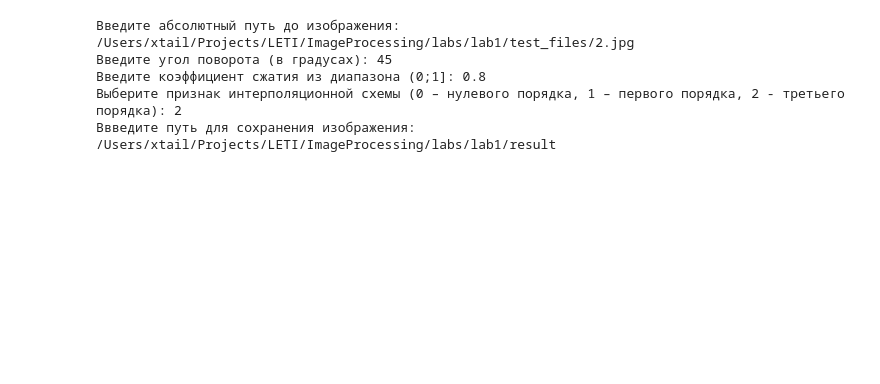
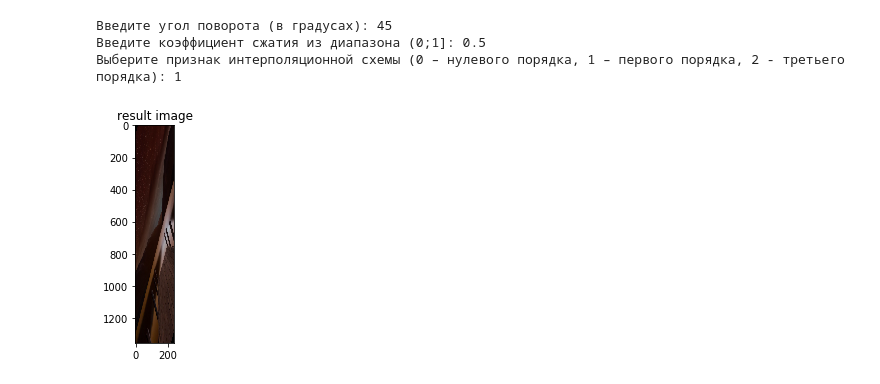
Before and after one commit to Xtail96/ImageProcessing, a Jupyter notebook: labs/lab1/lab1.ipynb, the cells around one changed output. Cells and saved outputs as stored; diff of their text form; code cells hidden in the pictures; blank space fills up the shorter version.

```diff
--- a/labs/lab1/lab1.ipynb
+++ b/labs/lab1/lab1.ipynb
@@ -59,3 +60,9 @@ def rotate_img(img, angle):
     ## apply affine transformation and return result
     img = cv2.warpAffine(img, rotation_matrix, (new_width, new_height))
     return img
+# %%
+image_path = input("Введите абсолютный путь до изображения: ")
+origin_img = cv2.imread(image_path)
+plt.imshow(origin_img)
+plt.title("origin image")
+plt.show()
@@ -62,16 +72,16 @@ def rotate_img(img, angle):
 # %%
-origin_img = cv2.imread(input("Введите абсолютный путь до изображения: "))
 angle = int(input("Введите угол поворота (в градусах): "))
 k = float(input("Введите коэффициент сжатия из диапазона (0;1]: "))
 interpolation_type_index = int(input("Выберите признак интерполяционной схемы (0 – нулевого порядка, 1 – первого порядка, 2 - третьего порядка): "))
 rotated_img = rotate_img(origin_img, angle)
 result_img = cv2.resize(rotated_img, None, fx = k, fy = 1 / k, interpolation=interpolationMethods[interpolation_type_index])
-result_path = input("Ввведите путь для сохранения изображения: ")
-cv2.imwrite(result_path + "/result.bmp", result_img);
-open_image(result_img)
+cv2.imwrite("results/result.bmp", result_img);
+#open_image(result_img)
+plt.imshow(result_img)
+plt.title("result image")
+plt.show()
 # %% [output]
-Введите абсолютный путь до изображения: /Users/xtail/Projects/LETI/ImageProcessing/labs/lab1/test_files/2.jpg
 Введите угол поворота (в градусах): 45
-Введите коэффициент сжатия из диапазона (0;1]: 0.8
-Выберите признак интерполяционной схемы (0 – нулевого порядка, 1 – первого порядка, 2 - третьего порядка): 2
-Ввведите путь для сохранения изображения: /Users/xtail/Projects/LETI/ImageProcessing/labs/lab1/result
+Введите коэффициент сжатия из диапазона (0;1]: 0.5
+Выберите признак интерполяционной схемы (0 – нулевого порядка, 1 – первого порядка, 2 - третьего порядка): 1
+[figure, added]
```
Also changed, not shown: parts of 5 cells of this notebook, 2 other files.
